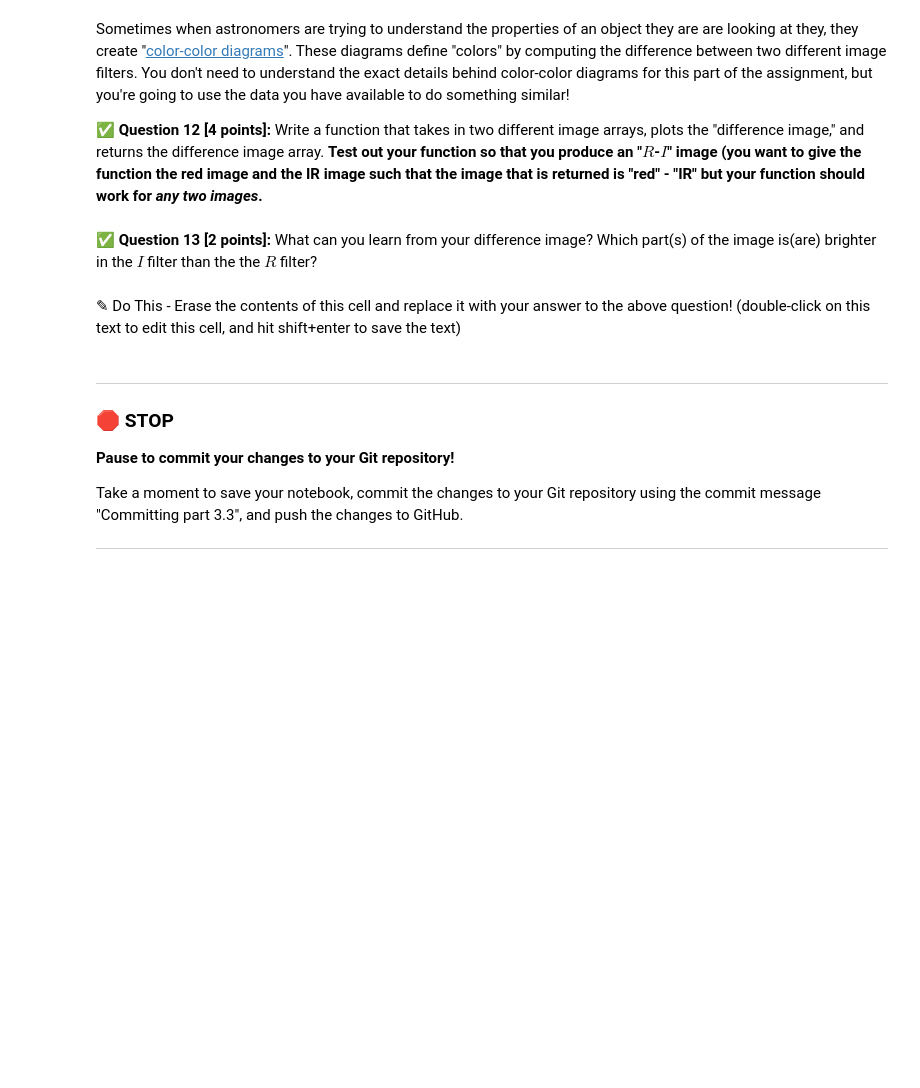
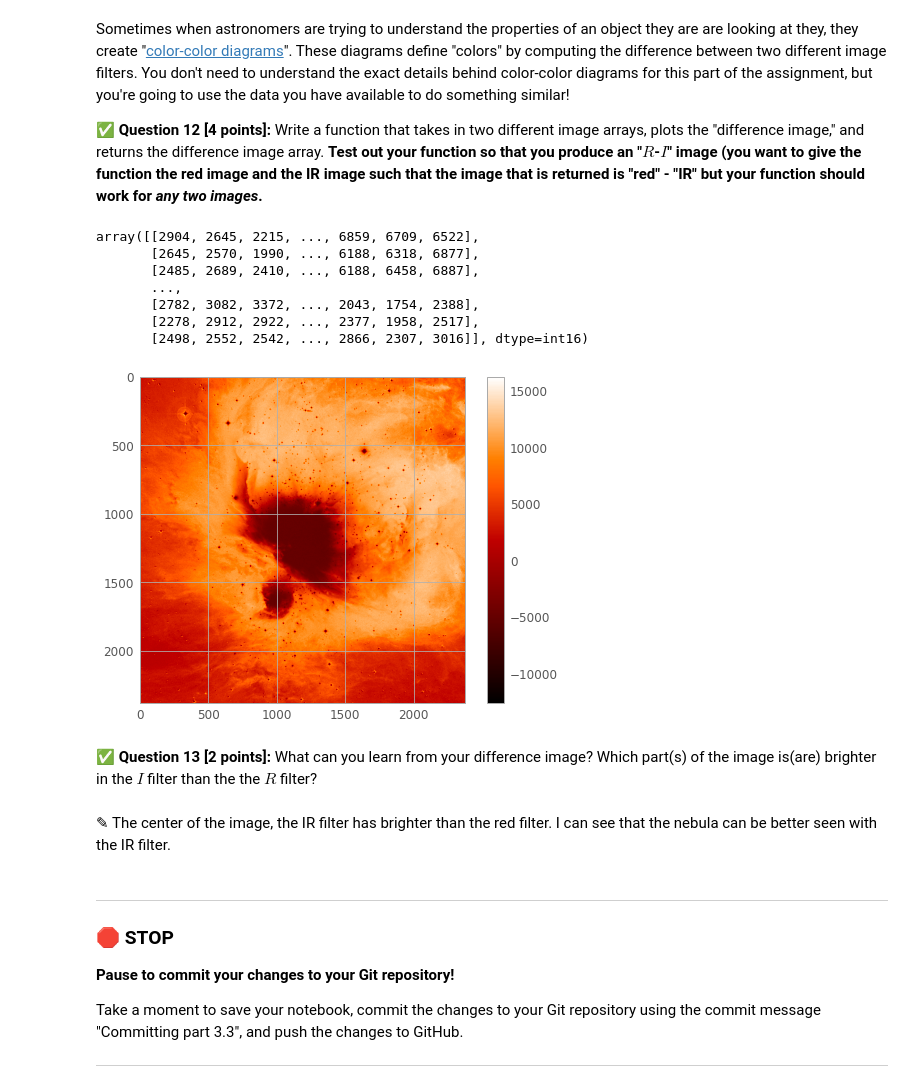
Before and after one commit to patelta2/cmse202-s21-turnin, a Jupyter notebook: hw-01/HW-01_GitPracticeDebuggingAndPythonPackages-TanmayPatel.ipynb, the cells around one changed output. Cells and saved outputs as stored; diff of their text form; code cells hidden in the pictures; blank space fills up the shorter version.

```diff
--- a/hw-01/HW-01_GitPracticeDebuggingAndPythonPackages-TanmayPatel.ipynb
+++ b/hw-01/HW-01_GitPracticeDebuggingAndPythonPackages-TanmayPatel.ipynb
@@ -267,7 +309,25 @@ Sometimes when astronomers are trying to understand the properties of an object
+# %%
+# Put your code here
+def color_diagram(R_array,I_array):
+    new_data = R_array - I_array
+    plt.imshow(new_data)
+    plt.colorbar()
+    return new_data
+
+color_diagram(Red_data,Infrared_data)
+# %% [output]
+array([[2904, 2645, 2215, ..., 6859, 6709, 6522],
+       [2645, 2570, 1990, ..., 6188, 6318, 6877],
+       [2485, 2689, 2410, ..., 6188, 6458, 6887],
+       ...,
+       [2782, 3082, 3372, ..., 2043, 1754, 2388],
+       [2278, 2912, 2922, ..., 2377, 1958, 2517],
+       [2498, 2552, 2542, ..., 2866, 2307, 3016]], dtype=int16)
+[figure, added]
 # %% [markdown]
 **&#9989; Question 13 [2 points]:** What can you learn from your difference image? Which part(s) of the image is(are) brighter in the $I$ filter than the the $R$ filter?
-# %% [markdown]
-<font size=+3>&#9998;</font> Do This - Erase the contents of this cell and replace it with your answer to the above question!  (double-click on this text to edit this cell, and hit shift+enter to save the text)
+# %% [markdown]
+<font size=+3>&#9998;</font> The center of the image, the IR filter has brighter than the red filter. I can see that the nebula can be better seen with the IR filter.
 # %% [markdown]
 ---
 ### &#128721; STOP
```
Also changed, not shown: parts of 11 cells of this notebook.
